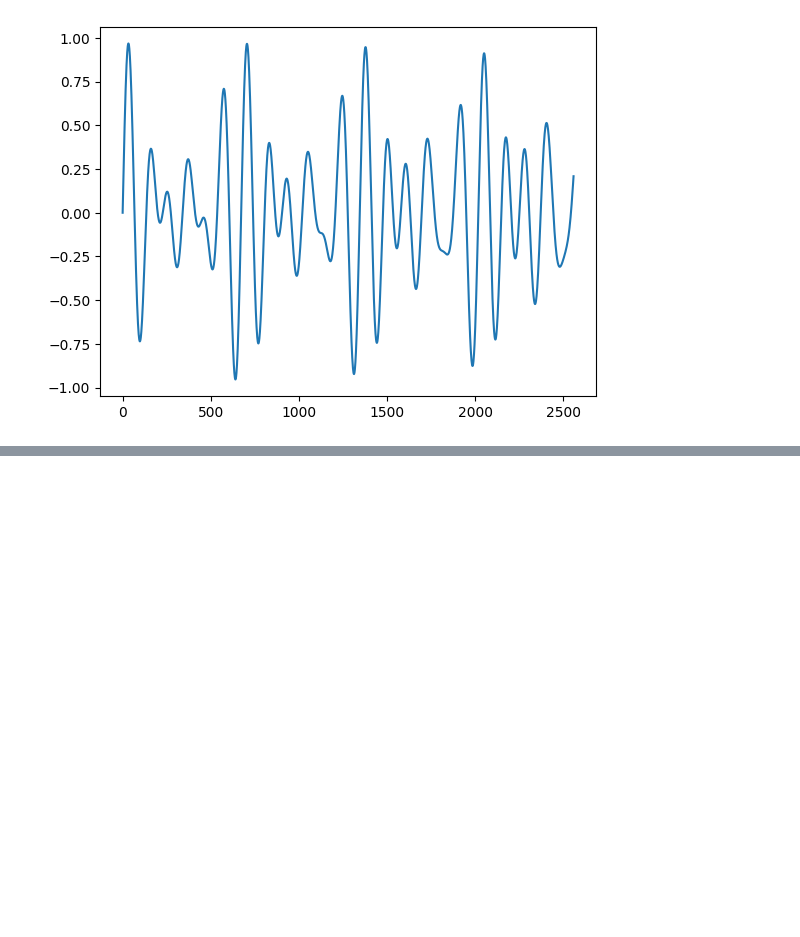
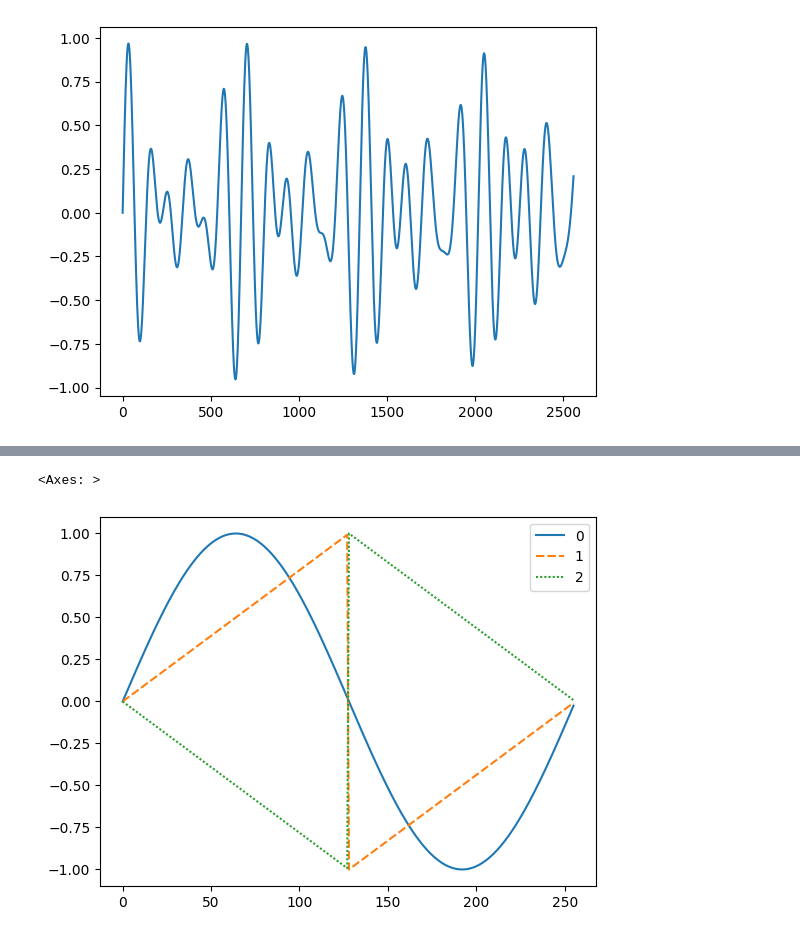
Before and after one commit to Usagi8P/digital_synth, a Jupyter notebook: visualize.ipynb, the cells around one changed output, grey strips where cells are left out. Saved outputs shown, nothing was run; the diff lists cells and outputs as text; code cells hidden in the pictures; blank space fills up the shorter version.

```diff
--- a/visualize.ipynb
+++ b/visualize.ipynb
@@ -39,0 +40,12 @@ sns.lineplot(data=data)
+# %%
+saw = get_saw_oscilator(1, sample_rate=256)
+sin = get_sin_oscilator(1, sample_rate=256)
+inv_saw = get_inverse_saw_oscilator(1, sample_rate=256)
+sin_samples = np.array([next(sin) for _ in range(256)])
+saw_samples = np.array([next(saw) for _ in range(256)])
+inv_samples = np.array([next(inv_saw) for _ in range(256)])
+# %%
+sns.lineplot(data=[sin_samples,saw_samples,inv_samples])
+# %% [output]
+<Axes: >
+[figure, added]
```
Also changed, not shown: parts of 8 cells of this notebook, 2 other files.
